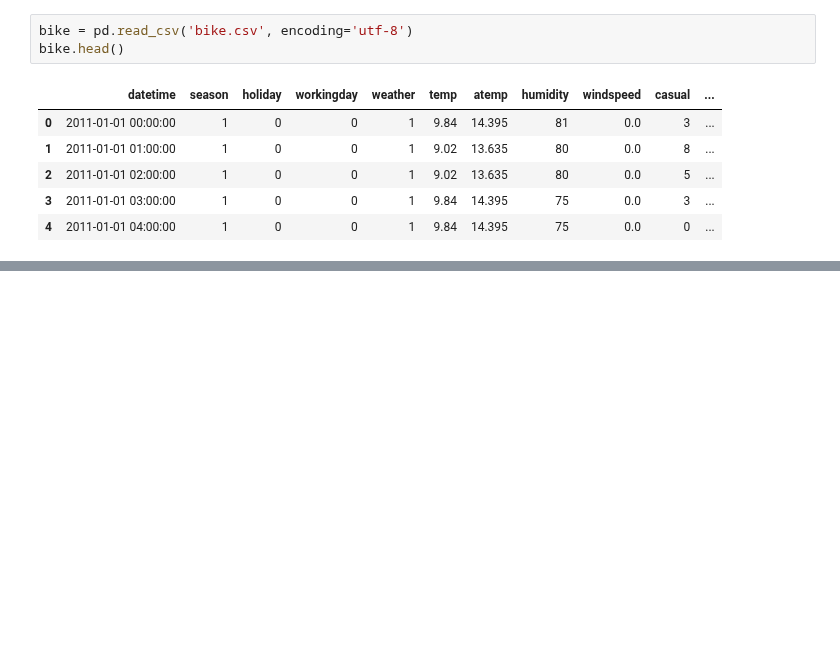
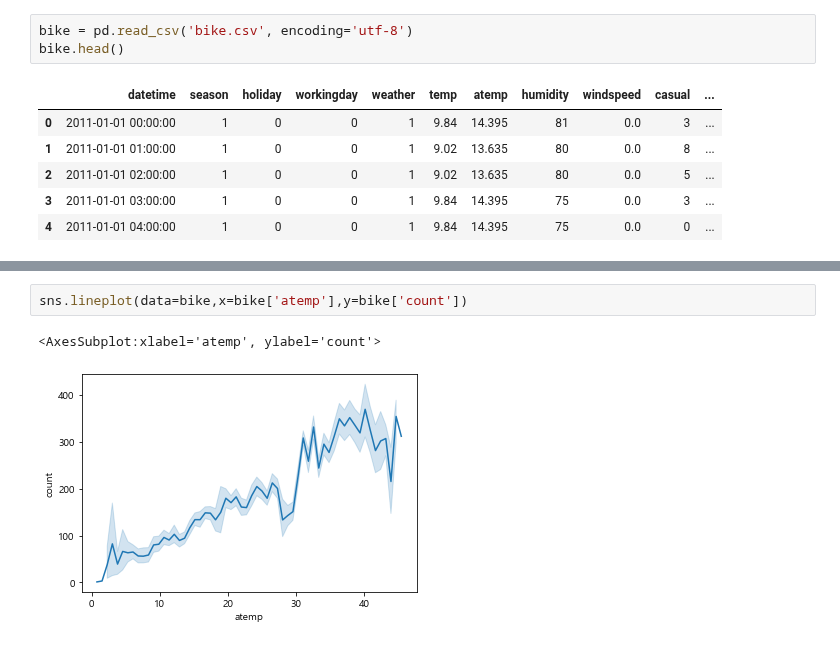
Before and after one commit to gitea0101/jupyter_note, a Jupyter notebook: dataframe/Data_ex2.ipynb, the cells around one changed output, grey strips where cells are left out. Cells and saved outputs as stored; diff of their text form; blank space fills up the shorter version.

```diff
--- a/dataframe/Data_ex2.ipynb
+++ b/dataframe/Data_ex2.ipynb
@@ -173,0 +179,5 @@ bike.head()
+# %%
+sns.lineplot(data=bike,x=bike['atemp'],y=bike['count'])
+# %% [output]
+<AxesSubplot:xlabel='atemp', ylabel='count'>
+[figure, added]
```
Also changed, not shown: parts of 2 cells of this notebook.
